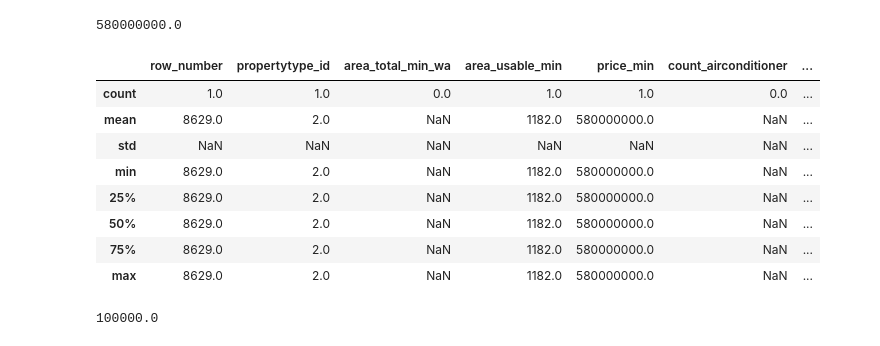
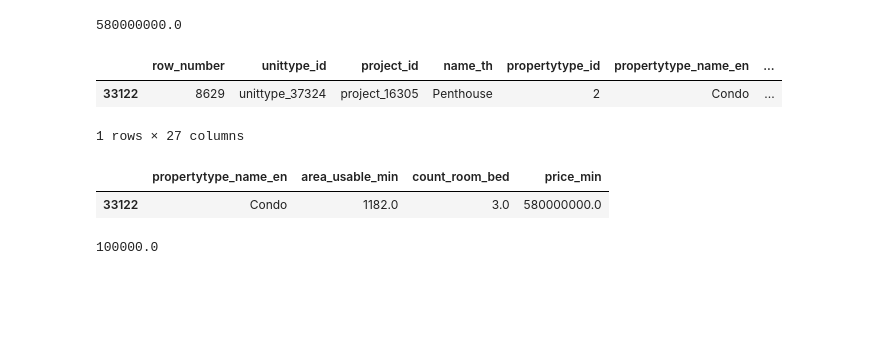
Before and after one commit to bunnybbear/BasicProg_DataViz65, a Jupyter notebook: Pandas_Dataframe.ipynb, the cells around one changed output. Cells and saved outputs as stored; diff of their text form; code cells hidden in the pictures; blank space fills up the shorter version.

```diff
--- a/Pandas_Dataframe.ipynb
+++ b/Pandas_Dataframe.ipynb
@@ -250,17 +231,16 @@ data1['price_min'].max()
 # %% [output]
 580000000.0
 # %%
-data1[data1['price_min']==580000000].describe()
+data1[data1['price_min']==data1['price_min'].max()]
 # %% [output]
-|  | row_number | propertytype_id | area_total_min_wa | area_usable_min | price_min | count_airconditioner | ... |
-| count | 1.0 | 1.0 | 0.0 | 1.0 | 1.0 | 0.0 | ... |
-| mean | 8629.0 | 2.0 | NaN | 1182.0 | 580000000.0 | NaN | ... |
-| std | NaN | NaN | NaN | NaN | NaN | NaN | ... |
-| min | 8629.0 | 2.0 | NaN | 1182.0 | 580000000.0 | NaN | ... |
-| 25% | 8629.0 | 2.0 | NaN | 1182.0 | 580000000.0 | NaN | ... |
-| 50% | 8629.0 | 2.0 | NaN | 1182.0 | 580000000.0 | NaN | ... |
-| 75% | 8629.0 | 2.0 | NaN | 1182.0 | 580000000.0 | NaN | ... |
-| max | 8629.0 | 2.0 | NaN | 1182.0 | 580000000.0 | NaN | ... |
+|  | row_number | unittype_id | project_id | name_th | propertytype_id | propertytype_name_en | ... |
+| 33122 | 8629 | unittype_37324 | project_16305 | Penthouse | 2 | Condo | ... |
+1 rows × 27 columns
+# %%
+data1[data1['price_min']==data1['price_min'].max()][['propertytype_name_en','area_usable_min','count_room_bed','price_min']]
+# %% [output]
+|  | propertytype_name_en | area_usable_min | count_room_bed | price_min |
+| 33122 | Condo | 1182.0 | 3.0 | 580000000.0 |
 # %%
 #3.จำนวนที่จอดรถและห้องน้ำที่ถูกที่สุด
 data1['price_min'].min()
```
Also changed, not shown: parts of 10 cells of this notebook.
